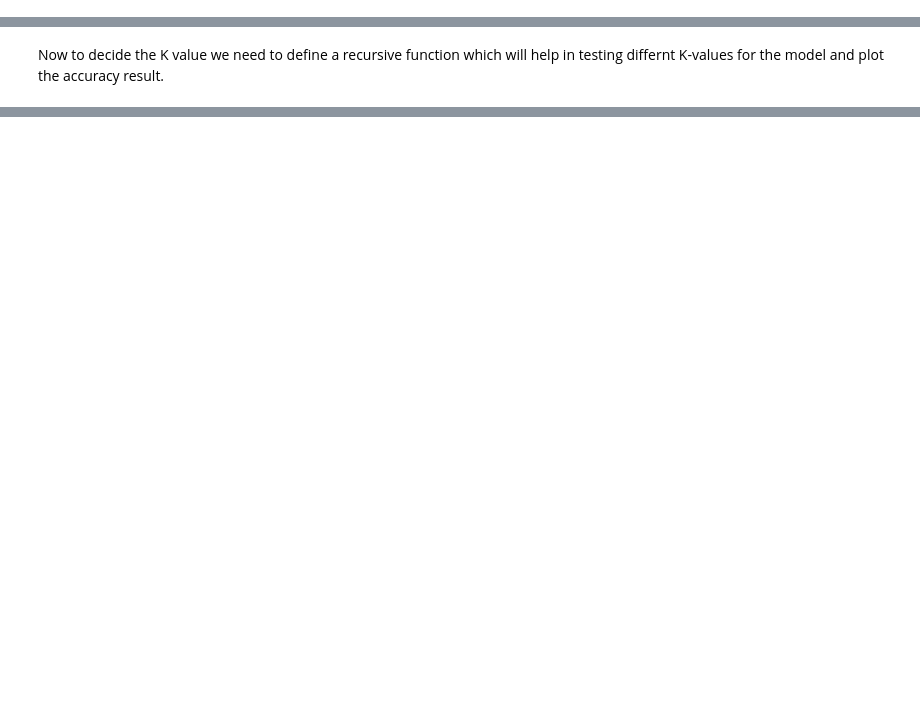
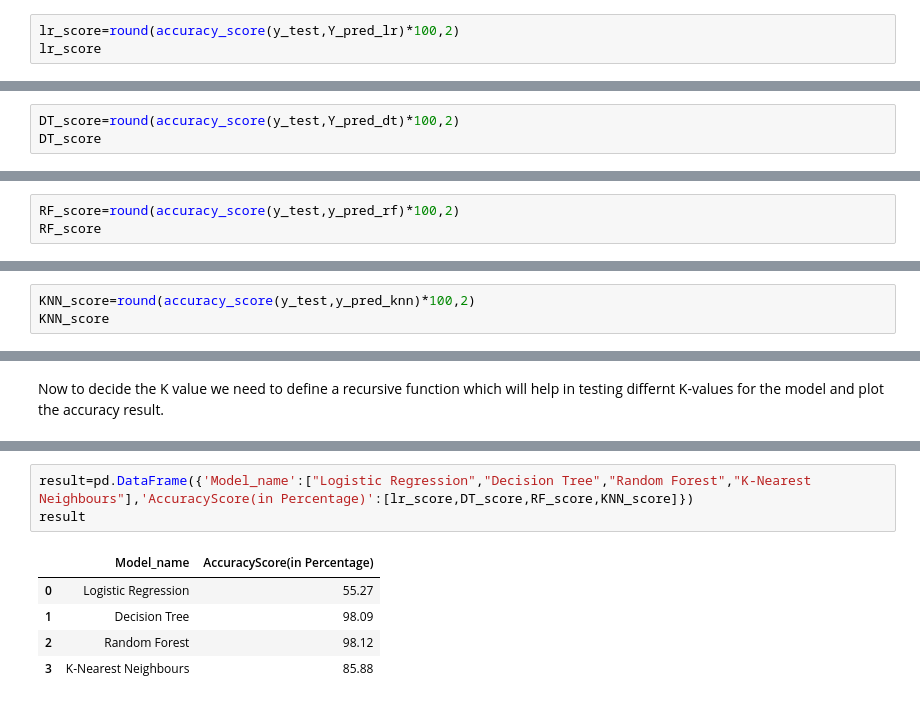
Before and after one commit to Gemini-Abhi/Machine-Learning-projects, a Jupyter notebook: Covid Project/Covid_Project.ipynb, the cells around one changed output, grey strips where cells are left out. Cells and saved outputs as stored; diff of their text form; blank space fills up the shorter version.

```diff
--- a/Covid Project/Covid_Project.ipynb
+++ b/Covid Project/Covid_Project.ipynb
@@ -461,0 +498,3 @@ The accuracy score for Logistic Regression Model is : 83.93 %
+# %%
+lr_score=round(accuracy_score(y_test,Y_pred_lr)*100,2)
+lr_score
@@ -473,0 +515,3 @@ The accuracy score for Decision Tree Model is : 97.89 %
+# %%
+DT_score=round(accuracy_score(y_test,Y_pred_dt)*100,2)
+DT_score
@@ -483,0 +530,3 @@ The accuracy score for Random Forest Model is : 97.81 %
+# %%
+RF_score=round(accuracy_score(y_test,y_pred_rf)*100,2)
+RF_score
@@ -493,0 +545,3 @@ The accuracy score for Random Forest Model is : 84.4 %
+# %%
+KNN_score=round(accuracy_score(y_test,y_pred_knn)*100,2)
+KNN_score
@@ -519,0 +582,9 @@ plt.show()
+# %%
+result=pd.DataFrame({'Model_name':["Logistic Regression","Decision Tree","Random Forest","K-Nearest Neighbours"],'AccuracyScore(in Percentage)':[lr_score,DT_score,RF_score,KNN_score]})
+result
+# %% [output]
+|  | Model_name | AccuracyScore(in Percentage) |
+| 0 | Logistic Regression | 55.27 |
+| 1 | Decision Tree | 98.09 |
+| 2 | Random Forest | 98.12 |
+| 3 | K-Nearest Neighbours | 85.88 |
```
Also changed, not shown: parts of 17 cells of this notebook.
